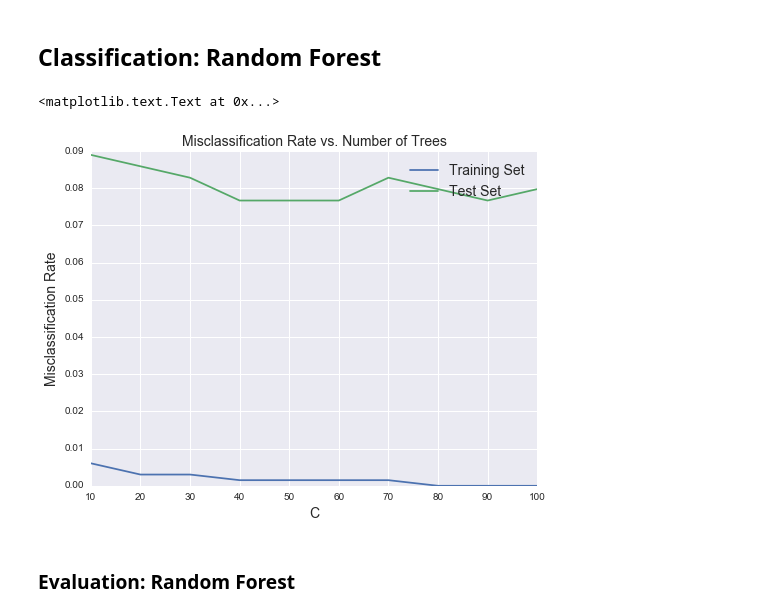
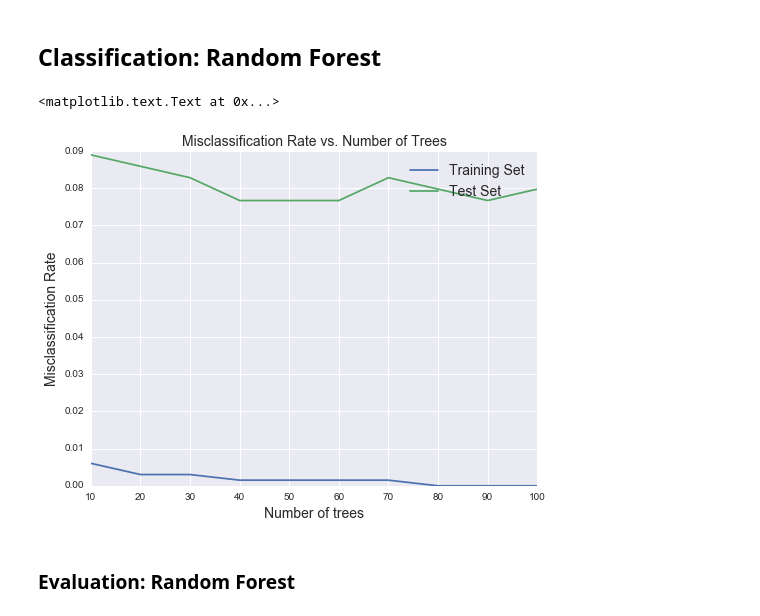
Before and after one commit to shouvikmani/Intelligent-Pothole-Detection, a Jupyter notebook: classification_potholes.ipynb, the cells around one changed output. Cells and saved outputs as stored; diff of their text form; code cells hidden in the pictures.

```diff
--- a/classification_potholes.ipynb
+++ b/classification_potholes.ipynb
@@ -212,29 +213,29 @@ array([[287,   6],
 # %%
 numTrees = [10, 20, 30, 40, 50, 60, 70, 80, 90, 100]
 cvAccuracy = []
 trainMisclassRate = []
 testMisclassRate = []
 
 for n in numTrees:
     clf = RandomForestClassifier(n_estimators=n, random_state=0)
     scores = cross_val_score(clf, X,y, cv=5)
     cvAccuracy.append(np.mean(scores))
     clf.fit(X_train,y_train)
     y_fitted = clf.predict(X_train)
     y_pred = clf.predict(X_test)
     trainMisclassRate.append(np.mean(y_fitted!=y_train))
     testMisclassRate.append(np.mean(y_pred!=y_test))
 
 plt.figure(figsize=(8,6))
 plt.plot(numTrees, trainMisclassRate, label="Training Set")
 plt.plot(numTrees, testMisclassRate, label="Test Set")
 plt.legend(loc='upper right', fontsize=14)
 plt.title('Misclassification Rate vs. Number of Trees', fontsize=14)
-plt.xlabel('C', fontsize=14)
+plt.xlabel('Number of trees', fontsize=14)
 plt.ylabel('Misclassification Rate', fontsize=14)
 # %% [output]
 <matplotlib.text.Text at 0x...>
-[figure, old version]
+[figure, new version]
 # %% [markdown]
 ### Evaluation: Random Forest
 # %%
```
Also changed, not shown: parts of 6 cells of this notebook.
